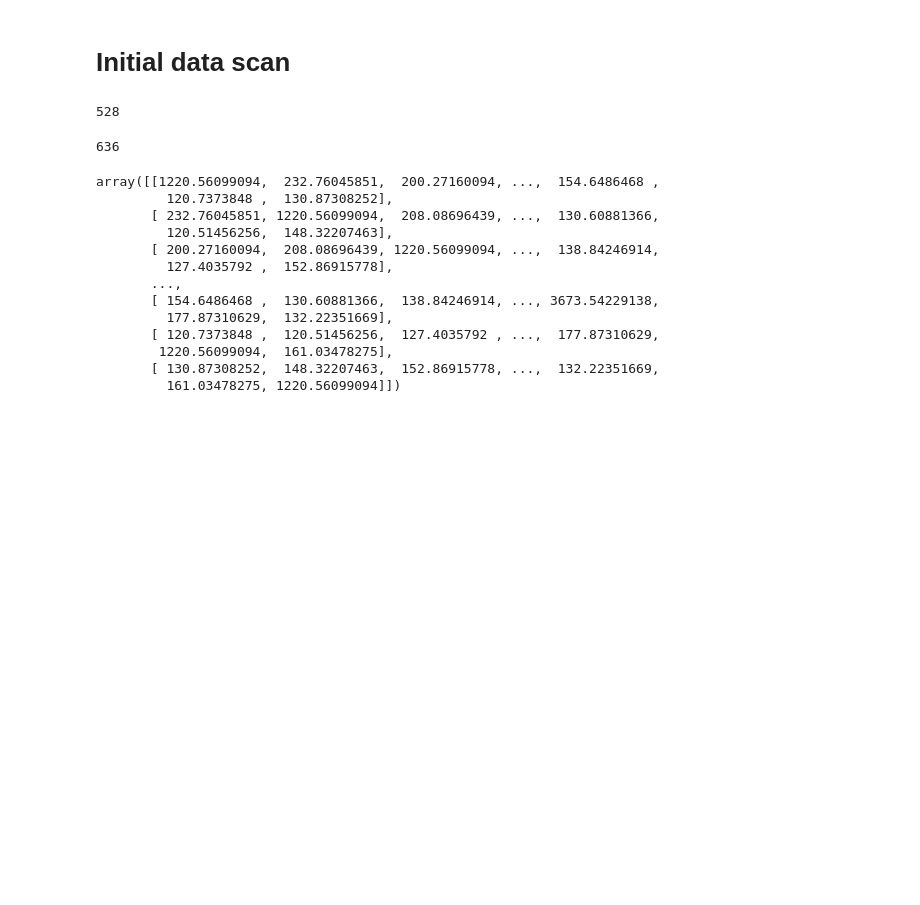
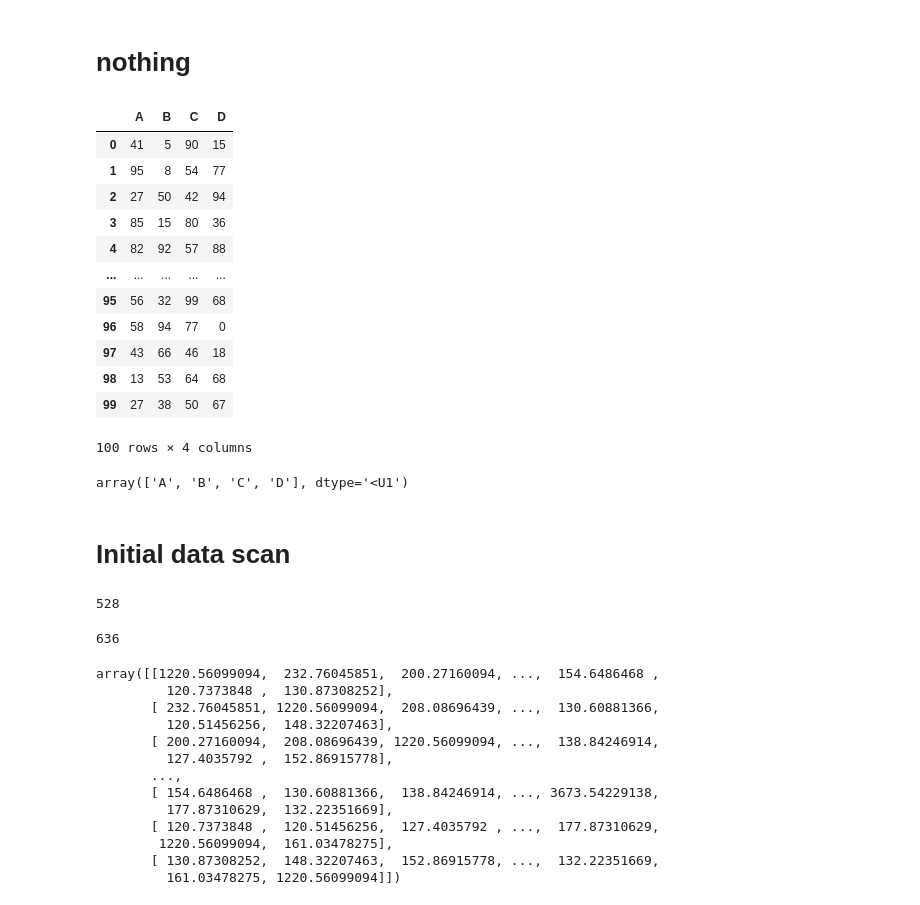
Before and after one commit to LspongebobJH/gnn, a Jupyter notebook: notebooks/data.ipynb, the cells around one changed output. Saved outputs shown, nothing was run; the diff lists cells and outputs as text; code cells hidden in the pictures; blank space fills up the shorter version.

```diff
--- a/notebooks/data.ipynb
+++ b/notebooks/data.ipynb
@@ -1,3 +1,27 @@
+# %% [markdown]
+# nothing
+# %%
+df = pd.DataFrame(np.random.randint(0,100,size=(100, 4)), columns=list('ABCD'))
+# %%
+df
+# %% [output]
+|  | A | B | C | D |
+| 0 | 41 | 5 | 90 | 15 |
+| 1 | 95 | 8 | 54 | 77 |
+| 2 | 27 | 50 | 42 | 94 |
+| 3 | 85 | 15 | 80 | 36 |
+| 4 | 82 | 92 | 57 | 88 |
+| ... | ... | ... | ... | ... |
+| 95 | 56 | 32 | 99 | 68 |
+| 96 | 58 | 94 | 77 | 0 |
+| 97 | 43 | 66 | 46 | 18 |
+| 98 | 13 | 53 | 64 | 68 |
+| 99 | 27 | 38 | 50 | 67 |
+100 rows × 4 columns
+# %%
+np.array(list(df))
+# %% [output]
+array(['A', 'B', 'C', 'D'], dtype='<U1')
 # %% [markdown]
 # Initial data scan
 # %%
```
Also changed, not shown: parts of 2 cells of this notebook.
